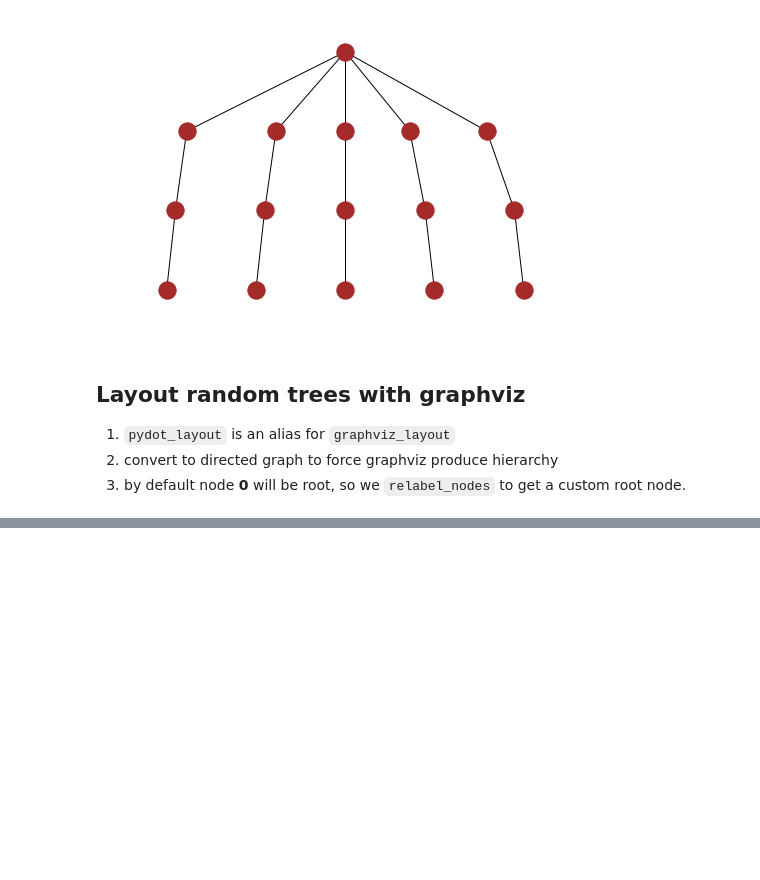
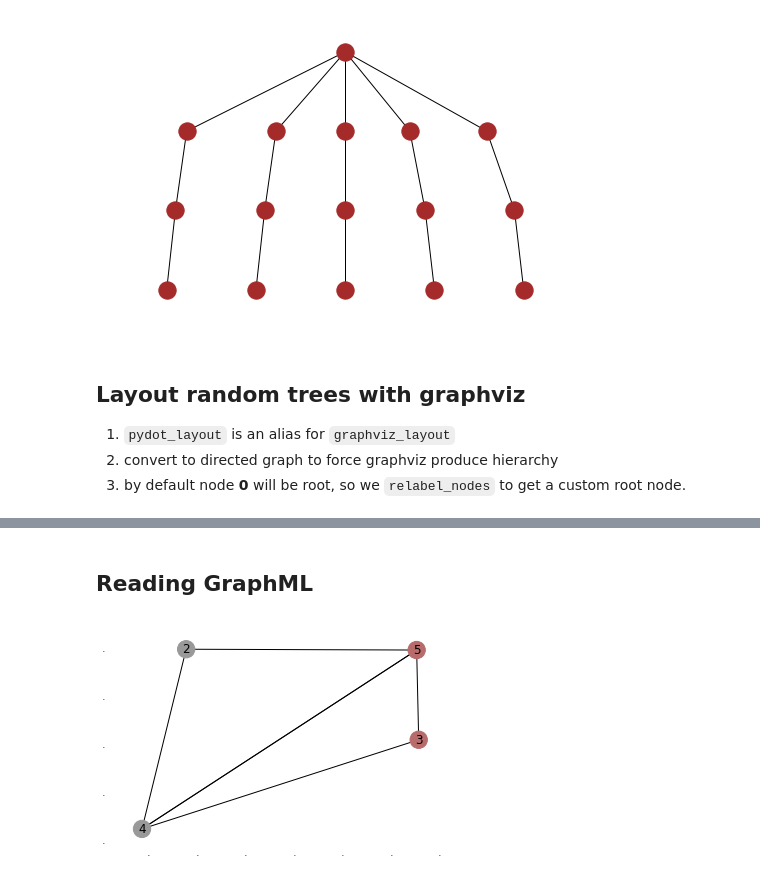
Before and after one commit to ivalearn/graphs-intro, a Jupyter notebook: networkx-tests.ipynb, the cells around one changed output, grey strips where cells are left out. Saved outputs shown, nothing was run; the diff lists cells and outputs as text; code cells hidden in the pictures; blank space fills up the shorter version.

Commit message:
test loading of graphml

```diff
--- a/networkx-tests.ipynb
+++ b/networkx-tests.ipynb
@@ -68,0 +24,6 @@ get_all_funcs(nx, 'random_reg').result()
+# %%
+# Disable plot axes by default
+if True:
+    mpl.rc('axes.spines', top=False, bottom=False, left=False, right=False)
+    mpl.rc('xtick', top=False, bottom=False, labelsize=0)
+    mpl.rc('ytick', left=False, right=False, labelsize=0)
@@ -229,3 +192,5 @@ def step(_):
 show_anim(animation.FuncAnimation(fig, step, frames=10, interval=2000))
 # %% [output]
 [interactive output not drawn]
+# %% [markdown]
+## Reading GraphML
@@ -231,0 +201,8 @@ show_anim(animation.FuncAnimation(fig, step, frames=10, interval=2000))
+# %%
+# read graphml from GEPHI
+G = nx.read_graphml('test-gephi-1.graphml')
+pos = {n: np.array([d['x'], d['y']]) for n,d in G.node.data()}
+colors = ['#{r:02x}{g:02x}{b:02x}'.format(**d) for n,d in G.node.data()]
+nx.draw_networkx(G.to_undirected(), pos=pos, node_color=colors)
+# %% [output]
+[figure, added]
```
Also changed, not shown: parts of 14 cells of this notebook, 4 other files.
